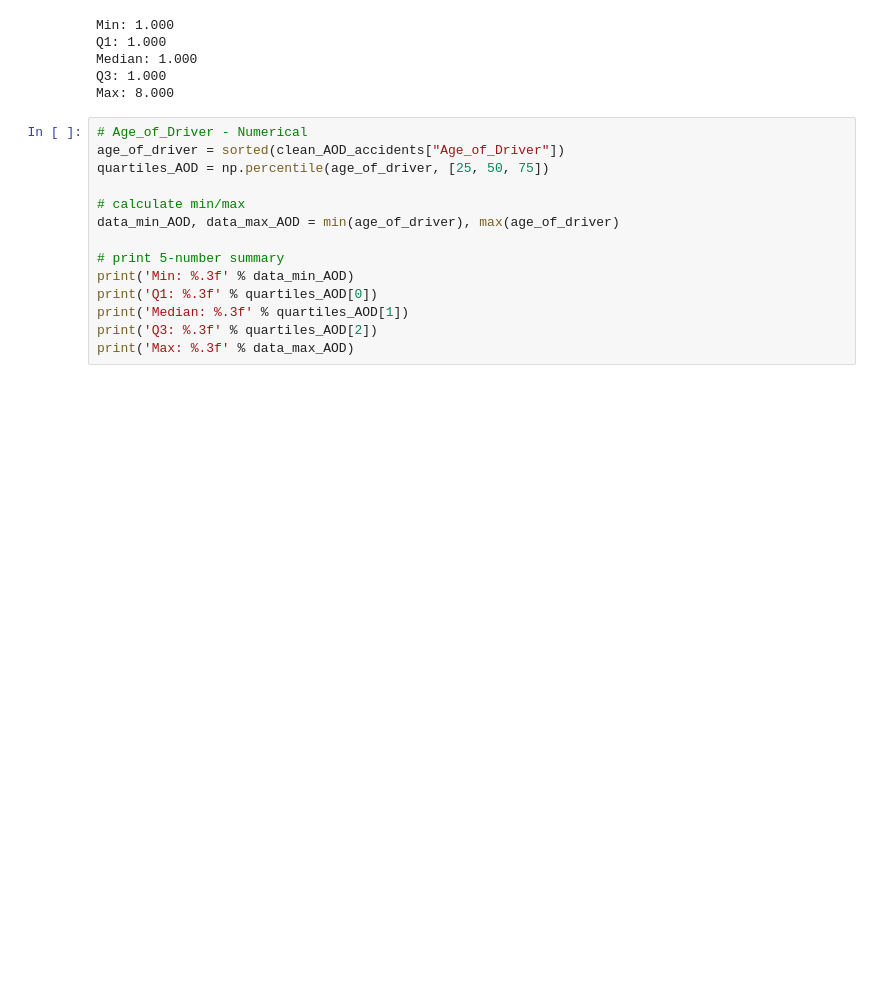
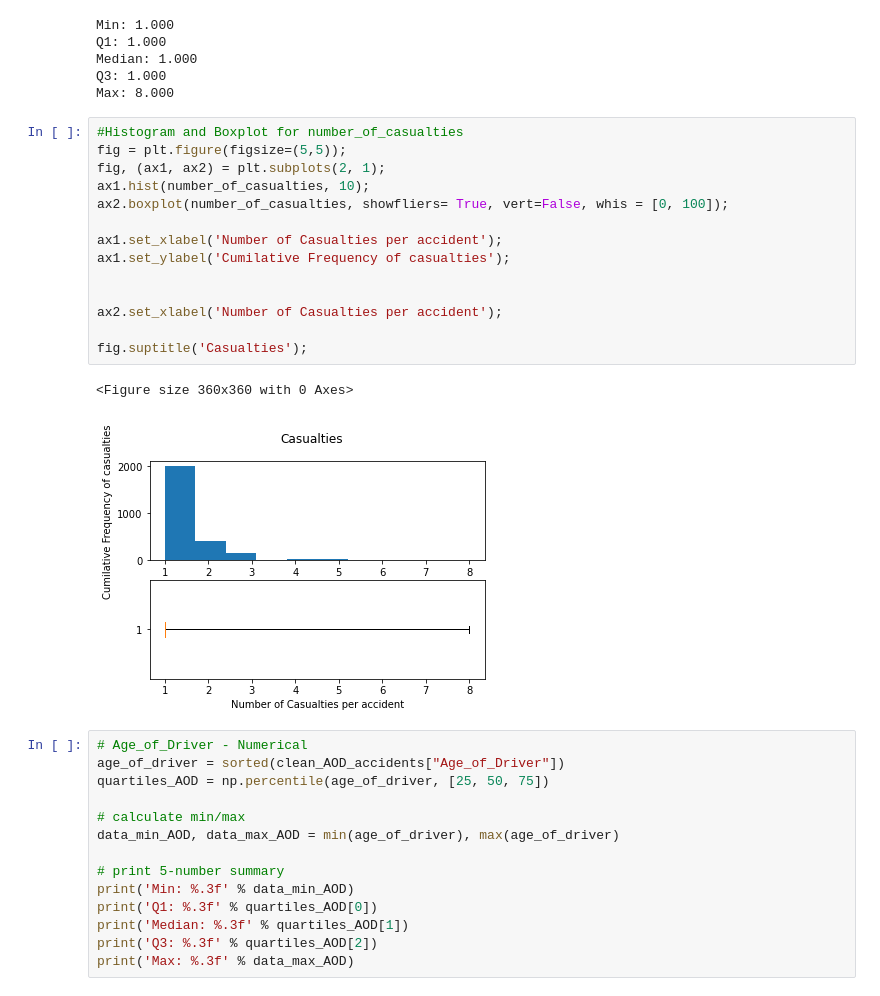
Before and after one commit to dmdequin/fyp2021p01g15, a Jupyter notebook: Notebooks/exploratory_data_analysis_numpy.ipynb, the cells around one changed output. Saved outputs shown, nothing was run; the diff lists cells and outputs as text; blank space fills up the shorter version.

```diff
--- a/Notebooks/exploratory_data_analysis_numpy.ipynb
+++ b/Notebooks/exploratory_data_analysis_numpy.ipynb
@@ -329,6 +354,23 @@ Q1: 1.000
 Median: 1.000
 Q3: 1.000
 Max: 8.000
+# %%
+#Histogram and Boxplot for number_of_casualties
+fig = plt.figure(figsize=(5,5));
+fig, (ax1, ax2) = plt.subplots(2, 1);
+ax1.hist(number_of_casualties, 10);
+ax2.boxplot(number_of_casualties, showfliers= True, vert=False, whis = [0, 100]);
+
+ax1.set_xlabel('Number of Casualties per accident');
+ax1.set_ylabel('Cumilative Frequency of casualties');
+
+
+ax2.set_xlabel('Number of Casualties per accident');
+
+fig.suptitle('Casualties');
+# %% [output]
+<Figure size 360x360 with 0 Axes>
+[figure, added]
 # %%
 # Age_of_Driver - Numerical
 age_of_driver = sorted(clean_AOD_accidents["Age_of_Driver"])
```
Also changed, not shown: parts of 11 cells of this notebook.
